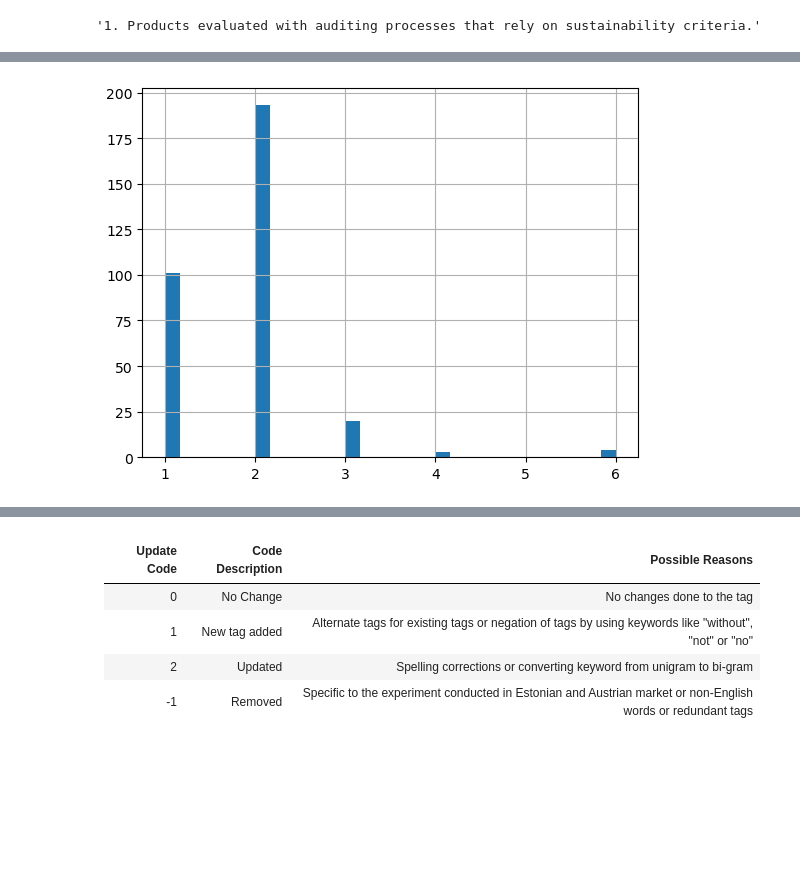
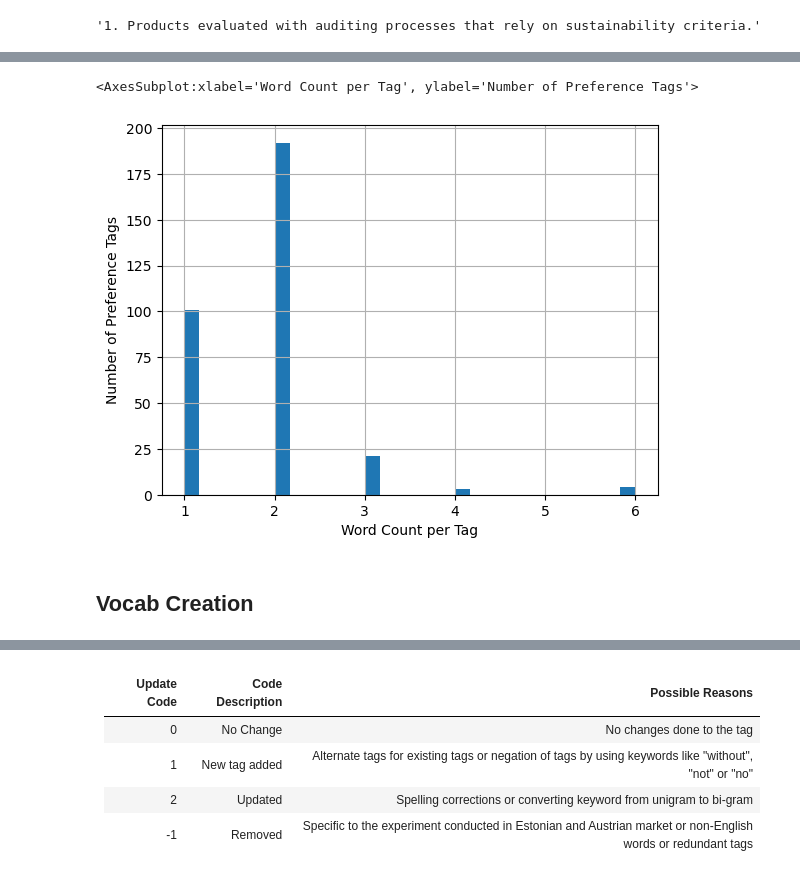
Before and after one commit to AnushreeSS/SustainableProductDatabase, a Jupyter notebook: MainProjectPipeline.ipynb, the cells around one changed output, grey strips where cells are left out. Cells and saved outputs as stored; diff of their text form; code cells hidden in the pictures; blank space fills up the shorter version.

```diff
--- a/MainProjectPipeline.ipynb
+++ b/MainProjectPipeline.ipynb
@@ -455,8 +432,9 @@ summary
 # %%
-integrated_data = associations.merge(preference_to_tags,
+integrated_data = associations.merge(preference_tags,
                    on="preference tag id",
                    how="inner").merge(product_tags,
                                       on="product tag id",
-                                      how="inner").merge(preference_tags,
+                                      how="inner").merge(preference_to_tags,
                                                          on="preference tag id",
                                                          how="inner")
+integrated_data = field_test_preferences.merge(integrated_data, on="preference id", how="left")
@@ -490,6 +463,4 @@ integrated_data
 # %%
 ontology_data = integrated_data.loc[~((integrated_data['product tag'].str.contains("organization"))
                                       | (integrated_data['product tag'].str.contains("packaging")))].reset_index(drop=True)
-ontology_data = ontology_data[[ "product tag",
-          "preference tag", "score",
-          "preference", "preference category"]]
+ontology_data[[ "product tag", "preference tag", "score",  "preference", "preference category", "is strict"]].sample(5)
@@ -495,0 +474,3 @@ ontology_data = ontology_data[[ "product tag",
+# %%
+ontology_data = ontology_data[[ "product tag", "preference tag", "score",  "preference", "preference category", "is strict"]]
+ontology_data.shape
@@ -540,5 +533,12 @@ axes = word_count.hist(bins=30)
 # %%
+# Preference Tags
 word_count = ontology_data["preference tag"].apply(lambda s: len(s.strip().split()))
-axes = word_count.hist(bins=30)
+ax = word_count.hist(bins=30)
+ax.set_xlabel("Word Count per Tag")
+ax.set_ylabel("Number of Preference Tags")
+ax
 # %% [output]
+<AxesSubplot:xlabel='Word Count per Tag', ylabel='Number of Preference Tags'>
-[figure, old version]
+[figure, new version]
+# %% [markdown]
+## Vocab Creation
```
Also changed, not shown: parts of 196 cells of this notebook.
